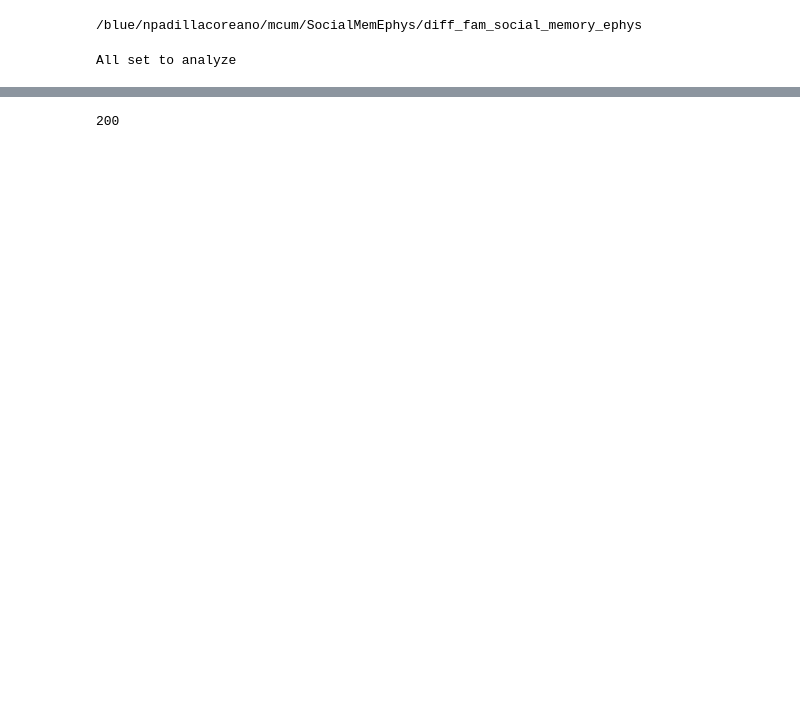
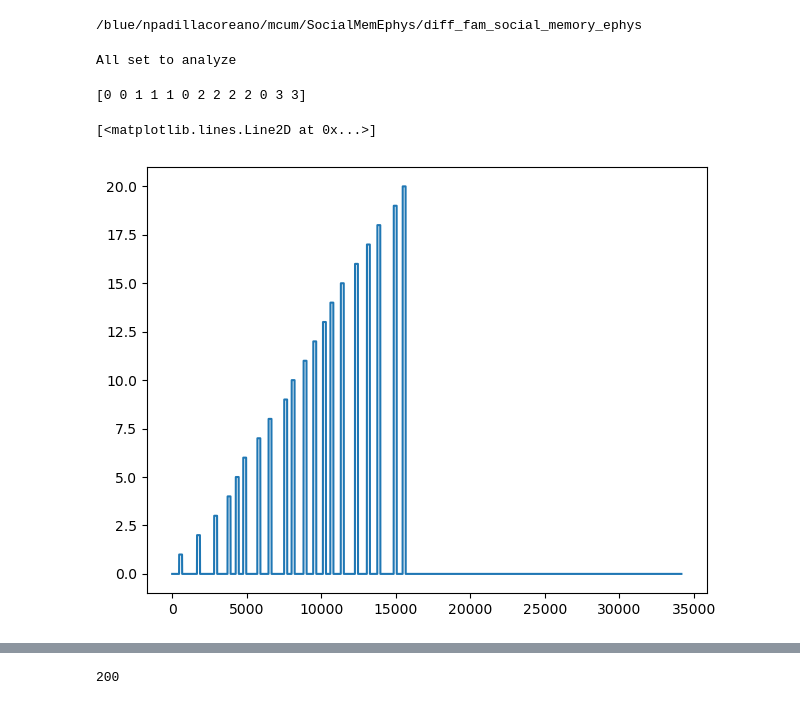
Before and after one commit to tomHep10/diff_fam_social_memory_ephys, a Jupyter notebook: rce_test/decodanda_data_formmating.ipynb, the cells around one changed output, grey strips where cells are left out. Drawn from its saved outputs; the diff is of its cells as text; code cells hidden in the pictures; blank space fills up the shorter version.

Commit message:
lfp data analysis rce and decodanda

```diff
--- a/rce_test/decodanda_data_formmating.ipynb
+++ b/rce_test/decodanda_data_formmating.ipynb
@@ -76,3 +96,14 @@ for rec in rew_comp_spikes.recordings:
         dataset['trial'] = trial
         dataset['raster'] = rec.unit_firing_rate_array
         all_data_sets.append(dataset)
+# %%
+outcome = ['', '', 'A', 'A', 'A', '', 'B', 'B', 'B', 'B', '', 'A', 'A']
+trial = create_trial_array(outcome)
+print(trial)
+# %% [output]
+[0 0 1 1 1 0 2 2 2 2 0 3 3]
+# %%
+plt.plot(all_data_sets[2]['trial'])
+# %% [output]
+[<matplotlib.lines.Line2D at 0x...>]
+[figure, added]
```
Also changed, not shown: parts of 11 cells of this notebook, 7 other files.
